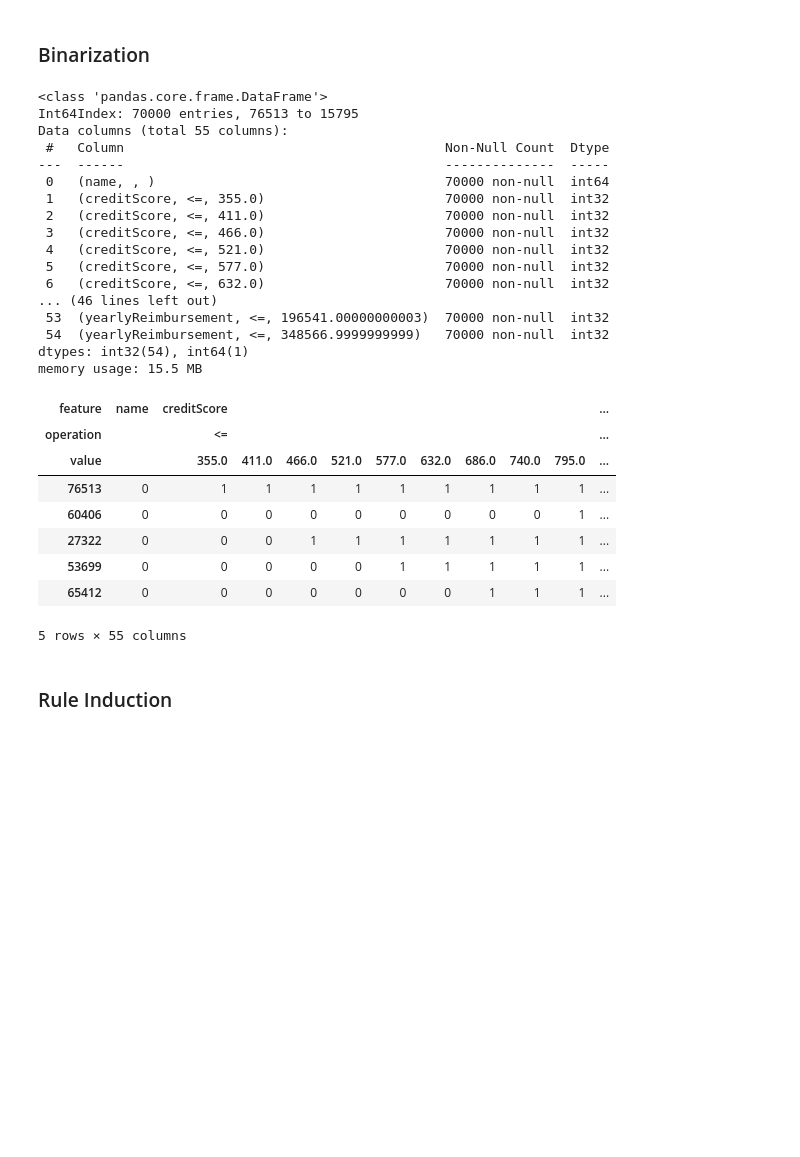
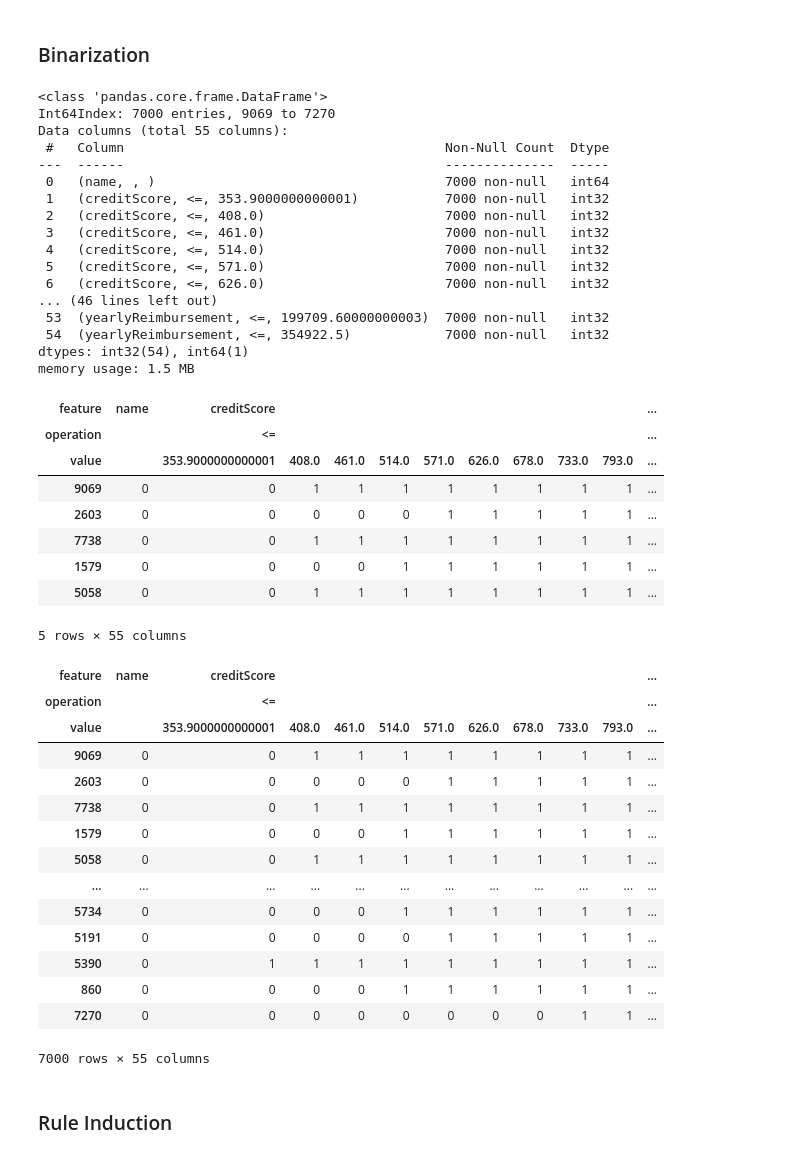
Before and after one commit to IBM/rulebenchmark, a Jupyter notebook: unified-experiments/rule-mining.ipynb, the cells around one changed output. Drawn from its saved outputs; the diff is of its cells as text; code cells hidden in the pictures; blank space fills up the shorter version.

Commit message:
imbalanced config

```diff
--- a/unified-experiments/rule-mining.ipynb
+++ b/unified-experiments/rule-mining.ipynb
@@ -14,8 +14,9 @@ Continuoulsy refined.
 ### Configuration
 # %%
 from config import config_dict
+from config import config_dict_imbalanced
 
 # document config order
-CONFIG = config_dict["CONFIG15"]
+CONFIG = config_dict_imbalanced["CONFIG4"]
 print('Proceed with configuration:', CONFIG["NAME"])
 # %% [output]
@@ -65,11 +65,11 @@ def convert(char):
     else:
         return 0
 
-df = pd.read_csv(CONFIG['DATA_SET'],dtype=CONFIG['DATA_TYPES'])
+df = pd.read_csv(CONFIG['DATA_SET'],dtype=CONFIG['DATA_TYPES'], nrows = 10000)
 df = df.drop(columns=CONFIG['DROP'])
 if CONFIG['ALGO'] == 'BRCG' or CONFIG['ALGO'] == 'CORELS' :
     df[CONFIG['TARGET_LABEL']] = df[CONFIG['TARGET_LABEL']].map(convert)
-    CONFIG['POS_CLASS'] = 1
+
     # maybe this could also be achieved through explicit binarization of target vector
 df.info()
 df[CONFIG['TARGET_LABEL']].value_counts()
@@ -163,31 +179,49 @@ x_train_bin.head()
 #x_train_bin[CONFIG['EXAMPLE_FEATURE']][:10]
 # %% [output]
 <class 'pandas.core.frame.DataFrame'>
-Int64Index: 70000 entries, 76513 to 15795
+Int64Index: 7000 entries, 9069 to 7270
 Data columns (total 55 columns):
  #   Column                                         Non-Null Count  Dtype
 ---  ------                                         --------------  -----
- 0   (name, , )                                     70000 non-null  int64
- 1   (creditScore, <=, 355.0)                       70000 non-null  int32
- 2   (creditScore, <=, 411.0)                       70000 non-null  int32
- 3   (creditScore, <=, 466.0)                       70000 non-null  int32
- 4   (creditScore, <=, 521.0)                       70000 non-null  int32
- 5   (creditScore, <=, 577.0)                       70000 non-null  int32
- 6   (creditScore, <=, 632.0)                       70000 non-null  int32
+ 0   (name, , )                                     7000 non-null   int64
+ 1   (creditScore, <=, 353.9000000000001)           7000 non-null   int32
+ 2   (creditScore, <=, 408.0)                       7000 non-null   int32
+ 3   (creditScore, <=, 461.0)                       7000 non-null   int32
+ 4   (creditScore, <=, 514.0)                       7000 non-null   int32
+ 5   (creditScore, <=, 571.0)                       7000 non-null   int32
+ 6   (creditScore, <=, 626.0)                       7000 non-null   int32
 ... (46 lines left out)
- 53  (yearlyReimbursement, <=, 196541.00000000003)  70000 non-null  int32
- 54  (yearlyReimbursement, <=, 348566.9999999999)   70000 non-null  int32
+ 53  (yearlyReimbursement, <=, 199709.60000000003)  7000 non-null   int32
+ 54  (yearlyReimbursement, <=, 354922.5)            7000 non-null   int32
 dtypes: int32(54), int64(1)
-memory usage: 15.5 MB
+memory usage: 1.5 MB
 | feature | name | creditScore |  |  |  |  |  |  |  |  | ... |
 | operation |  | <= |  |  |  |  |  |  |  |  | ... |
-| value |  | 355.0 | 411.0 | 466.0 | 521.0 | 577.0 | 632.0 | 686.0 | 740.0 | 795.0 | ... |
-| 76513 | 0 | 1 | 1 | 1 | 1 | 1 | 1 | 1 | 1 | 1 | ... |
-| 60406 | 0 | 0 | 0 | 0 | 0 | 0 | 0 | 0 | 0 | 1 | ... |
-| 27322 | 0 | 0 | 0 | 1 | 1 | 1 | 1 | 1 | 1 | 1 | ... |
-| 53699 | 0 | 0 | 0 | 0 | 0 | 1 | 1 | 1 | 1 | 1 | ... |
-| 65412 | 0 | 0 | 0 | 0 | 0 | 0 | 0 | 1 | 1 | 1 | ... |
+| value |  | 353.9000000000001 | 408.0 | 461.0 | 514.0 | 571.0 | 626.0 | 678.0 | 733.0 | 793.0 | ... |
+| 9069 | 0 | 0 | 1 | 1 | 1 | 1 | 1 | 1 | 1 | 1 | ... |
+| 2603 | 0 | 0 | 0 | 0 | 0 | 1 | 1 | 1 | 1 | 1 | ... |
+| 7738 | 0 | 0 | 1 | 1 | 1 | 1 | 1 | 1 | 1 | 1 | ... |
+| 1579 | 0 | 0 | 0 | 0 | 1 | 1 | 1 | 1 | 1 | 1 | ... |
+| 5058 | 0 | 0 | 1 | 1 | 1 | 1 | 1 | 1 | 1 | 1 | ... |
 5 rows × 55 columns
+# %%
+x_train_bin
+# %% [output]
+| feature | name | creditScore |  |  |  |  |  |  |  |  | ... |
+| operation |  | <= |  |  |  |  |  |  |  |  | ... |
+| value |  | 353.9000000000001 | 408.0 | 461.0 | 514.0 | 571.0 | 626.0 | 678.0 | 733.0 | 793.0 | ... |
+| 9069 | 0 | 0 | 1 | 1 | 1 | 1 | 1 | 1 | 1 | 1 | ... |
+| 2603 | 0 | 0 | 0 | 0 | 0 | 1 | 1 | 1 | 1 | 1 | ... |
+| 7738 | 0 | 0 | 1 | 1 | 1 | 1 | 1 | 1 | 1 | 1 | ... |
+| 1579 | 0 | 0 | 0 | 0 | 1 | 1 | 1 | 1 | 1 | 1 | ... |
+| 5058 | 0 | 0 | 1 | 1 | 1 | 1 | 1 | 1 | 1 | 1 | ... |
+| ... | ... | ... | ... | ... | ... | ... | ... | ... | ... | ... | ... |
+| 5734 | 0 | 0 | 0 | 0 | 1 | 1 | 1 | 1 | 1 | 1 | ... |
+| 5191 | 0 | 0 | 0 | 0 | 0 | 1 | 1 | 1 | 1 | 1 | ... |
+| 5390 | 0 | 1 | 1 | 1 | 1 | 1 | 1 | 1 | 1 | 1 | ... |
+| 860 | 0 | 0 | 0 | 0 | 1 | 1 | 1 | 1 | 1 | 1 | ... |
+| 7270 | 0 | 0 | 0 | 0 | 0 | 0 | 0 | 0 | 1 | 1 | ... |
+7000 rows × 55 columns
 # %% [markdown]
 ### Rule Induction
 # %%
```
Also changed, not shown: parts of 12 cells of this notebook, 2 other files.
